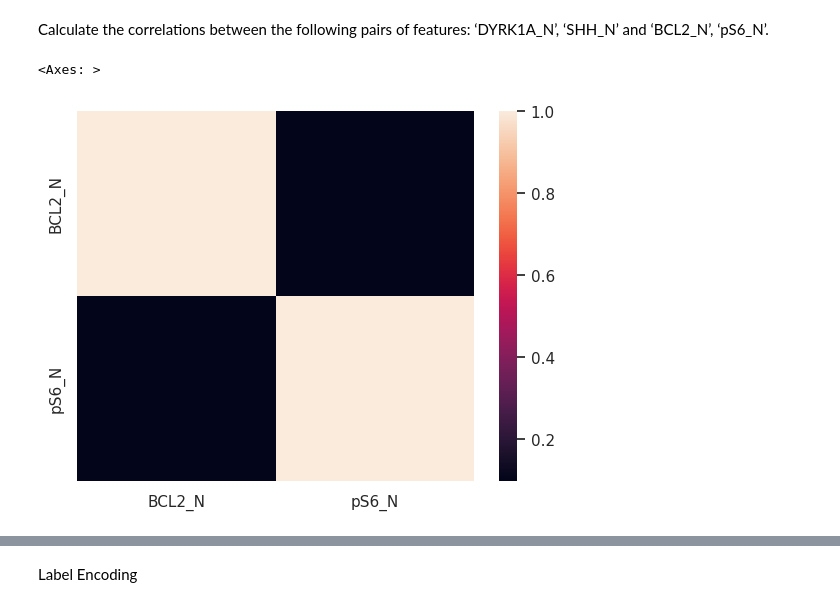
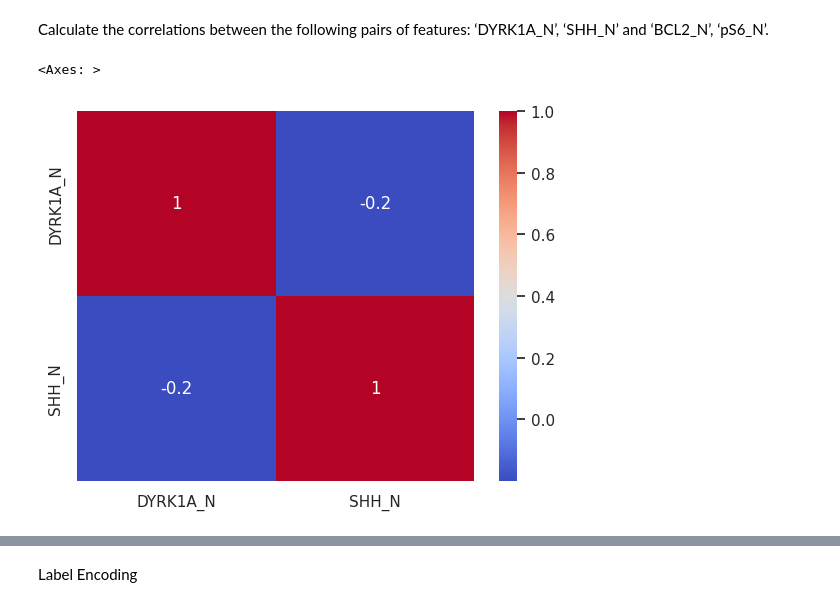
Before and after one commit to amoses-a/mice_protein_expression_ml, a Jupyter notebook: mice_protein_expression_classification_and_hyperparameter_tuning.ipynb, the cells around one changed output, grey strips where cells are left out. Cells and saved outputs as stored; diff of their text form; code cells hidden in the pictures.

Commit message:
Corr Matrix and Label Encoding

```diff
--- a/mice_protein_expression_classification_and_hyperparameter_tuning.ipynb
+++ b/mice_protein_expression_classification_and_hyperparameter_tuning.ipynb
@@ -213,19 +213,13 @@ Calculate the correlations between the following pairs of features: ‘DYRK1A_N
 # %%
 #Correlation
 
-corr_features1 = ["DYRK1A_N", "SHH_N"]
-
-corr_features2 = ["BCL2_N", "pS6_N"]
-
-mice_df1 = mice_df[corr_features1]
-mice_df2 = mice_df[corr_features2]
+mice_df_corr1 = mice_df[["DYRK1A_N", "SHH_N"]]
 
 # Calculate the correlation between the selected features/columns
-correlation_matrix1 = mice_df1.corr()
-correlation_matrix2 = mice_df2.corr()
+correlation_matrix1 = mice_df_corr1.corr()
 
 #sns.heatmap(correlation_matrix1)
-sns.heatmap(correlation_matrix2)
+sns.heatmap(correlation_matrix1, annot=True, cmap='coolwarm')
 # %% [output]
 <Axes: >
-[figure, old version]
+[figure, new version]
```
Also changed, not shown: parts of 3 cells of this notebook.
